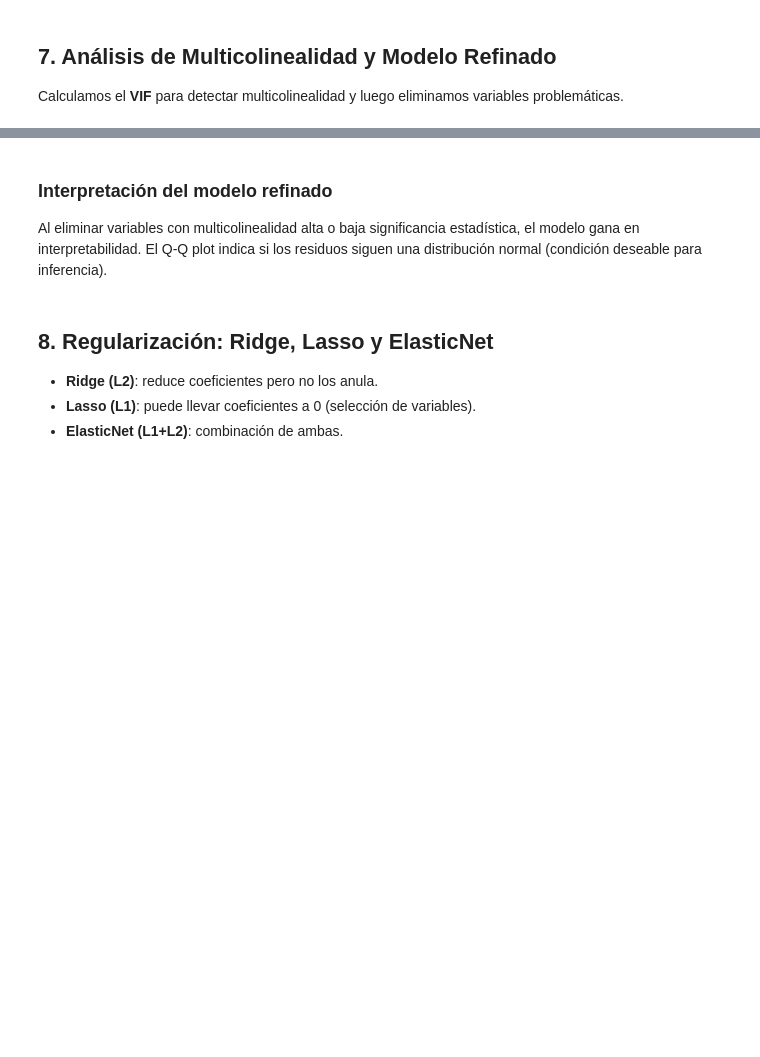
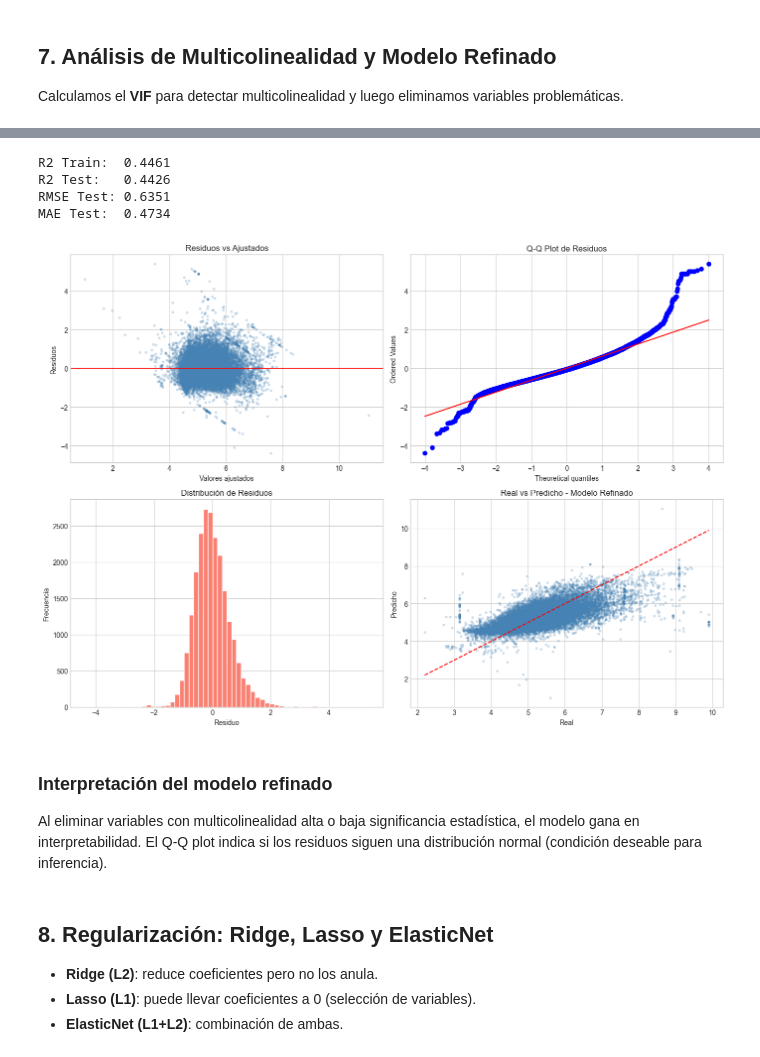
Before and after one commit to Jonialen/lab4-mineria, a Jupyter notebook: lab4.ipynb, the cells around one changed output, grey strips where cells are left out. Drawn from its saved outputs; the diff is of its cells as text; code cells hidden in the pictures; blank space fills up the shorter version.

```diff
--- a/lab4.ipynb
+++ b/lab4.ipynb
@@ -470,34 +641,40 @@ print(f'R2 Train:  {r2_ref_train:.4f}')
 print(f'R2 Test:   {r2_ref_test:.4f}')
 print(f'RMSE Test: {rmse_ref:.4f}')
 print(f'MAE Test:  {mae_ref:.4f}')
 
 res_ref = y_test.values - y_pred_ref_test
 
 fig, axes = plt.subplots(2, 2, figsize=(14, 10))
 
 axes[0,0].scatter(y_pred_ref_test, res_ref, alpha=0.2, s=8, color='steelblue')
 axes[0,0].axhline(0, color='red', linewidth=1)
 axes[0,0].set_xlabel('Valores ajustados')
 axes[0,0].set_ylabel('Residuos')
 axes[0,0].set_title('Residuos vs Ajustados')
 
 stats.probplot(res_ref, dist='norm', plot=axes[0,1])
 axes[0,1].set_title('Q-Q Plot de Residuos')
 
 axes[1,0].hist(res_ref, bins=60, color='salmon', edgecolor='white')
 axes[1,0].set_xlabel('Residuo')
 axes[1,0].set_ylabel('Frecuencia')
 axes[1,0].set_title('Distribución de Residuos')
 
 axes[1,1].scatter(y_test, y_pred_ref_test, alpha=0.2, s=8, color='steelblue')
 axes[1,1].plot([float(y_test.min()), float(y_test.max())],
                [float(y_test.min()), float(y_test.max())], 'r--', linewidth=1.5)
 axes[1,1].set_xlabel('Real')
 axes[1,1].set_ylabel('Predicho')
-axes[1,1].set_title('Real vs Predicho – Modelo Refinado')
+axes[1,1].set_title('Real vs Predicho - Modelo Refinado')
 
 plt.tight_layout()
 plt.show()
+# %% [output]
+R2 Train:  0.4461
+R2 Test:   0.4426
+RMSE Test: 0.6351
+MAE Test:  0.4734
+[figure, added]
 # %% [markdown]
 ### Interpretación del modelo refinado
 
```
Also changed, not shown: parts of 62 cells of this notebook, 1 other file.
